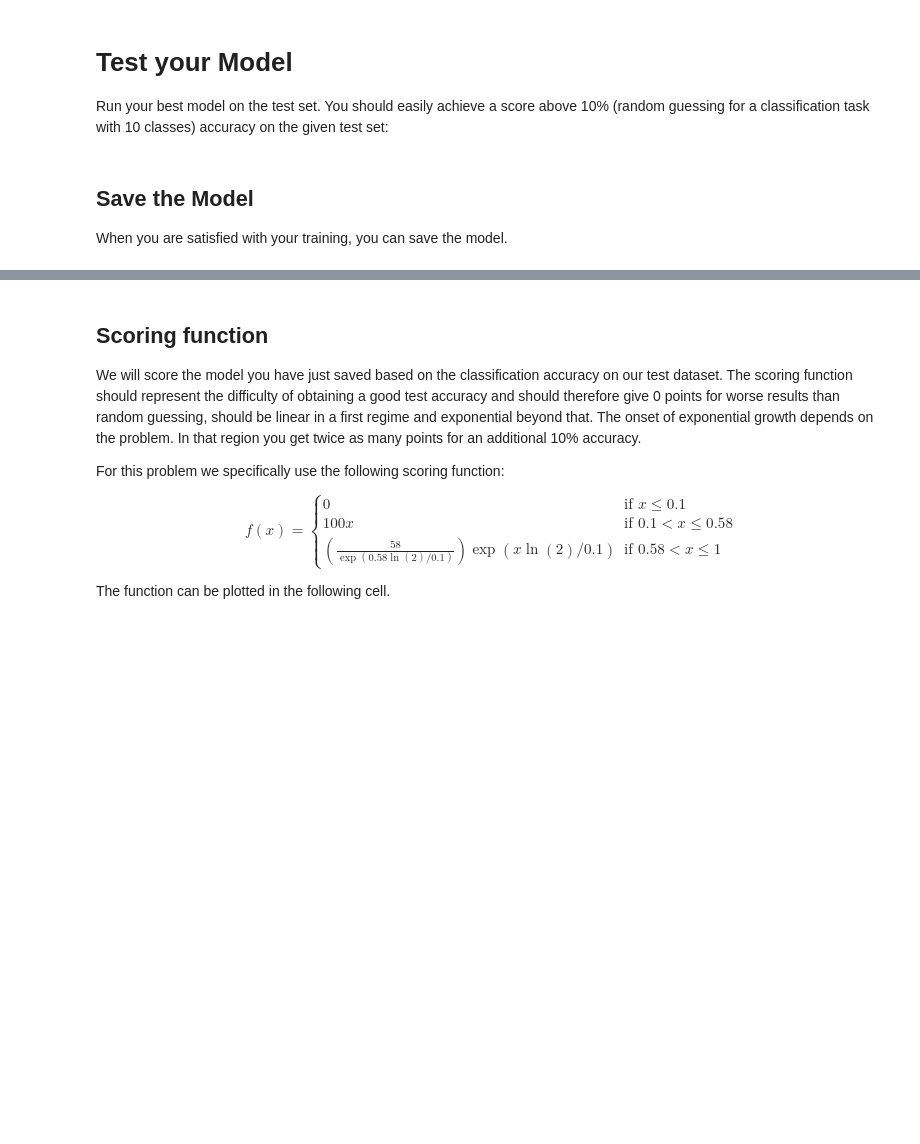
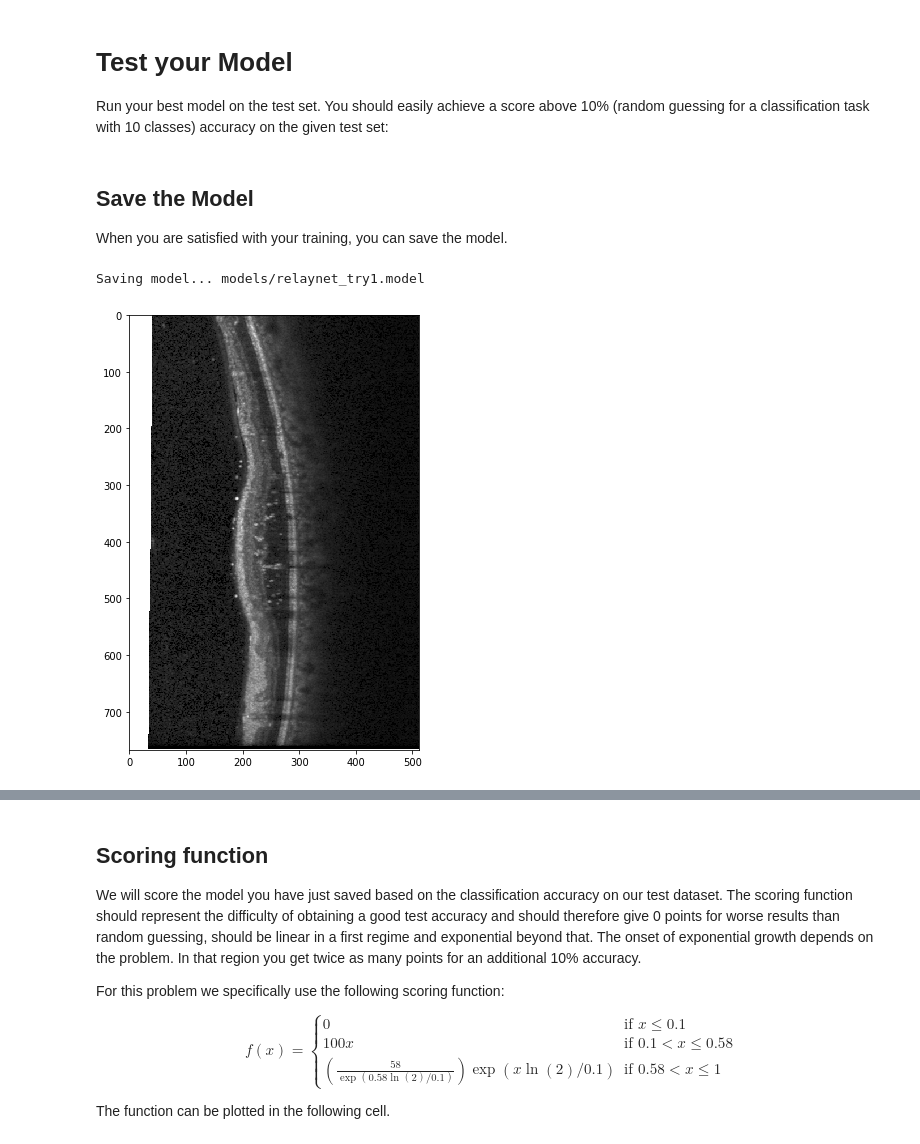
Before and after one commit to ai-med/relaynet_pytorch, a Jupyter notebook: 2_classification_cnn.ipynb, the cells around one changed output, grey strips where cells are left out. Drawn from its saved outputs; the diff is of its cells as text; code cells hidden in the pictures; blank space fills up the shorter version.

```diff
--- a/2_classification_cnn.ipynb
+++ b/2_classification_cnn.ipynb
@@ -175,3 +175,23 @@ plt.show()
 Now train your model with the full dataset. By training a `ThreeLayerCNN` model for one epoch, you should already achieve greater than 40% accuracy on the validation set. If your training is painfully slow check if you did not forget to call the `nn.Module.cuda()` method.
 
 For the overfitting example we provided you with a set of hyperparamters (`hidden_dim`, `lr`, `weight_decay`, ...). You can start with the same parameter values but in order to maximize your accuracy you should try to train multiple models with different sets of hyperparamters. This process is called hyperparameter optimization.
+# %%
+import numpy as np
+import matplotlib.pyplot as plt
+import torch
+from torch.autograd import Variable
+
+from networks.classifiers.relay_net import ReLayNet
+from networks.data_utils import get_imdb_data
+
+#torch.set_default_tensor_type('torch.FloatTensor')
+
+%matplotlib inline
+plt.rcParams['figure.figsize'] = (10.0, 8.0) # set default size of plots
+plt.rcParams['image.interpolation'] = 'nearest'
+plt.rcParams['image.cmap'] = 'gray'
+
+# for auto-reloading external modules
+# see http://stackoverflow.com/questions/1907993/autoreload-of-modules-in-ipython
+%load_ext autoreload
+%autoreload 2
@@ -263,4 +299,61 @@ print('Test set accuracy: %f' % np.mean(scores))
 
 When you are satisfied with your training, you can save the model.
 # %%
-model.save("models/classification_cnn.model")
+relaynet_model.save("models/relaynet_try1.model")
+# %% [output]
+Saving model... models/relaynet_try1.model
+# %%
+import h5py
+import matplotlib.pyplot as plt
+NumClass = 10
+
+# Load DATA
+Data = h5py.File('datasets/Data.h5', 'r')
+a_group_key = list(Data.keys())[0]
+Data = list(Data[a_group_key])
+Data = np.squeeze(np.asarray(Data))
+Label = h5py.File('datasets/label.h5', 'r')
+a_group_key = list(Label.keys())[0]
+Label = list(Label[a_group_key])
+Label = np.squeeze(np.asarray(Label))
+set = h5py.File('datasets/set.h5', 'r')
+a_group_key = list(set.keys())[0]
+set = list(set[a_group_key])
+set = np.squeeze(np.asarray(set))
+sz = Data.shape
+
+
+Data = Data.reshape([sz[0], 1, sz[1], sz[2]])
+idx = np.squeeze(Data[1,:,:,:])
+plt.imshow(idx)
+plt.show()
+# weights = Label[:,1,:,:]
+# Label = Label[:, 0, :, :]
+# sz = Label.shape
+# Label = Label.reshape([sz[0], 1, sz[2], sz[1]])
+# weights = weights.reshape([sz[0], 1, sz[2], sz[1]])
+# train_id = set == 1
+# test_id = set == 3
+
+# Tr_Dat = Data[train_id, :, :, :]
+# Tr_Label = np.squeeze(Label[train_id,:,:,:])
+# Tr_weights = weights[train_id,:,:,:]
+# Tr_weights = np.tile(Tr_weights,[1, NumClass, 1, 1])
+
+# Te_Dat = Data[test_id, :, :, :]
+# Te_Label = np.squeeze(Label[test_id, :, :, :])
+# Te_weights = weights[test_id, :, :, :]
+# Te_weights = np.tile(Te_weights, [1, NumClass, 1, 1])
+
+# sz = Tr_Dat.shape
+# sz_test = Te_Dat.shape
+# y2 = np.ones((sz[0], NumClass, sz[2], sz[3]))
+# y_test = np.ones((sz_test[0], NumClass, sz_test[2], sz_test[3]))
+# for i in range(NumClass):
+#     y2[:, i, :, :] = np.squeeze(np.multiply(np.ones(Tr_Label.shape),((Tr_Label == i))))
+#     y_test[:, i, :, :] = np.squeeze(np.multiply(np.ones(Te_Label.shape), ((Te_Label == i))))
+
+# Tr_Label_bin = y2
+# Te_Label_bin = y_test
+# %% [output]
+[figure, added]
```
Also changed, not shown: parts of 5 cells of this notebook, 6 other files.
